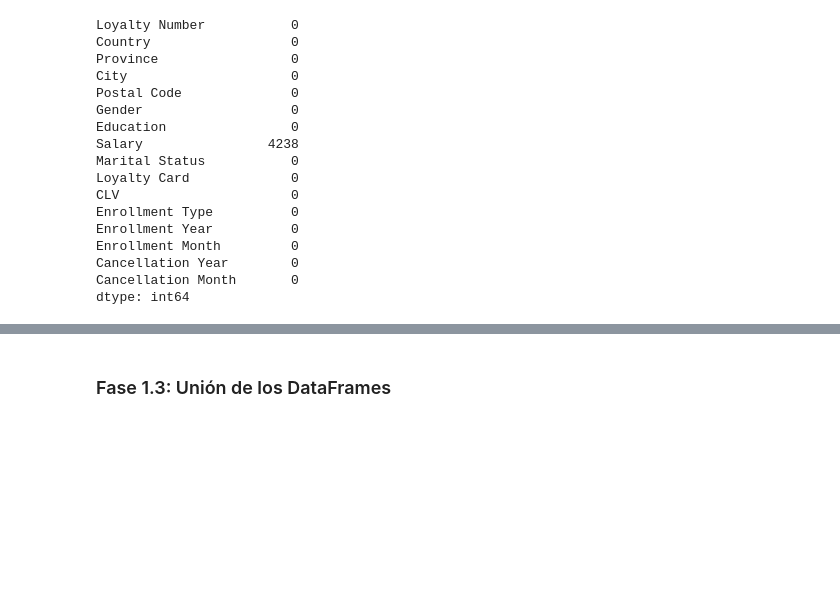
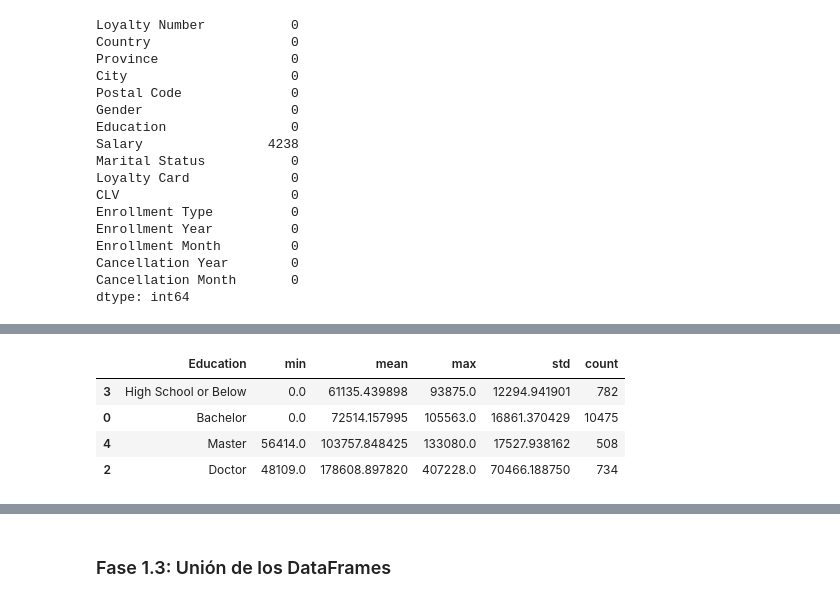
Before and after one commit to Adalab/bda-modulo-3-evaluacion-final-afcampillo, a Jupyter notebook: M3_TransformandoDatos_Evaluacion.ipynb, the cells around one changed output, grey strips where cells are left out. Cells and saved outputs as stored; diff of their text form; code cells hidden in the pictures; blank space fills up the shorter version.

```diff
--- a/M3_TransformandoDatos_Evaluacion.ipynb
+++ b/M3_TransformandoDatos_Evaluacion.ipynb
@@ -947,0 +966,11 @@ TypeError: agg function failed [how->mean,dtype->object]
+# %%
+# Elimino la fila de College porque no aporta ninguna información
+
+df_education_salary_stats.drop(index=1, inplace=True)
+df_education_salary_stats
+# %% [output]
+|  | Education | min | mean | max | std | count |
+| 3 | High School or Below | 0.0 | 61135.439898 | 93875.0 | 12294.941901 | 782 |
+| 0 | Bachelor | 0.0 | 72514.157995 | 105563.0 | 16861.370429 | 10475 |
+| 4 | Master | 56414.0 | 103757.848425 | 133080.0 | 17527.938162 | 508 |
+| 2 | Doctor | 48109.0 | 178608.897820 | 407228.0 | 70466.188750 | 734 |
```
Also changed, not shown: parts of 22 cells of this notebook, 1 other file.
